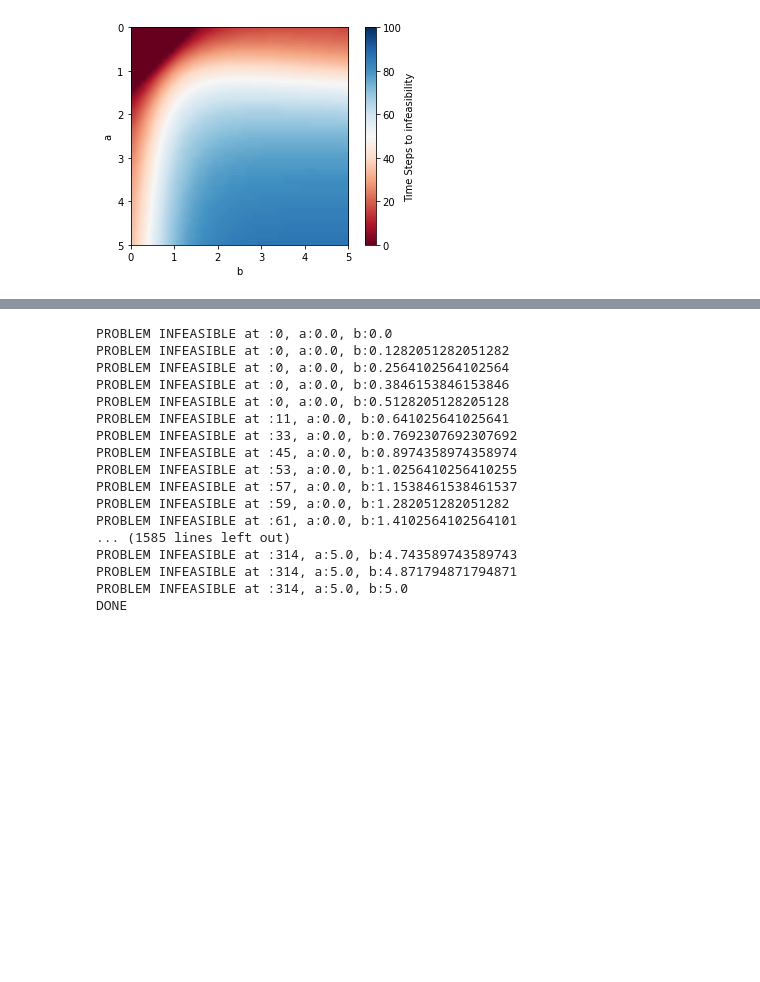
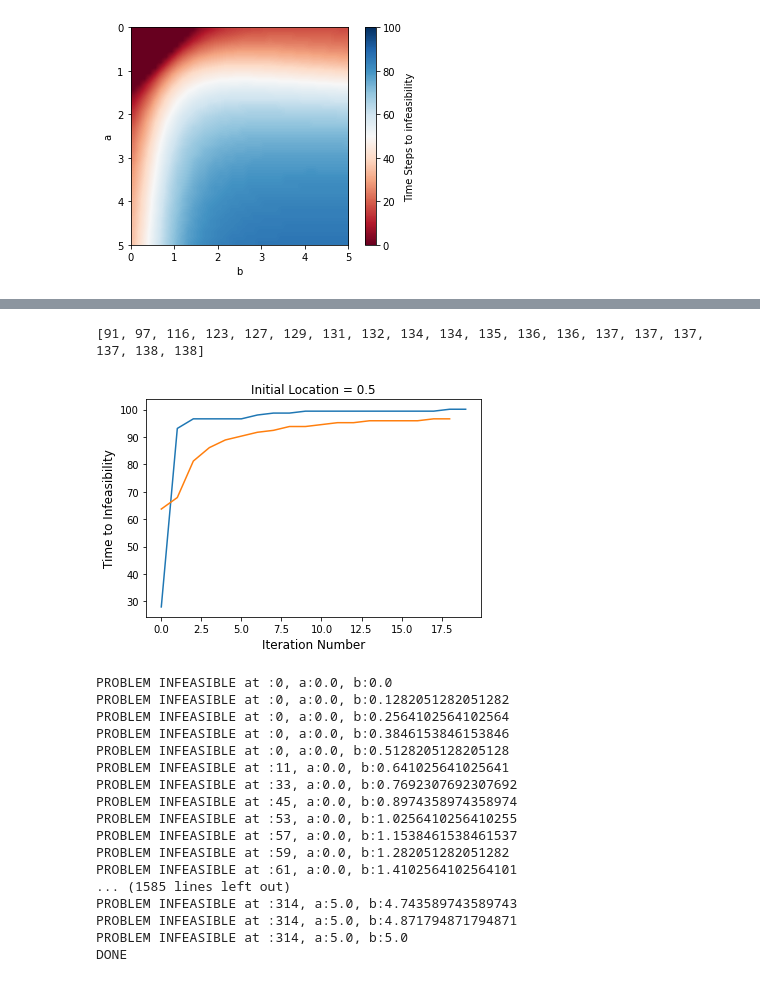
Before and after one commit to hardikparwana/Safe-Learning-DASC, a Jupyter notebook: Untitled Folder/Multiple Constraints.ipynb, the cells around one changed output, grey strips where cells are left out. Drawn from its saved outputs; the diff is of its cells as text; code cells hidden in the pictures; blank space fills up the shorter version.

```diff
--- a/Untitled Folder/Multiple Constraints.ipynb
+++ b/Untitled Folder/Multiple Constraints.ipynb
@@ -678,3 +722,17 @@ plt.savefig("paper_example1_1.eps")
+# %%
+print(horizons)
+plt.figure()
+# plt.plot(np.asarray(horizons)/(1.0/(1-c)))
+plt.plot(np.asarray(horizons1)/(1.0/(1-c)))
+plt.plot(np.asarray(horizons2)/(1.0/(1-c)))
+plt.xlabel('Iteration Number',fontsize=font_size)
+plt.ylabel('Time to Infeasibility',fontsize=font_size)
+plt.title('Initial Location = 0.5')
+plt.savefig("case1_iter_plot.png")
+plt.savefig("case1_iter_plot.eps")
+# %% [output]
+[91, 97, 116, 123, 127, 129, 131, 132, 134, 134, 135, 136, 136, 137, 137, 137, 137, 138, 138]
+[figure, added]
 # %%
 e0 = 0.5
 nsize = 40
```
Also changed, not shown: parts of 1 cell of this notebook, 13 other files.
